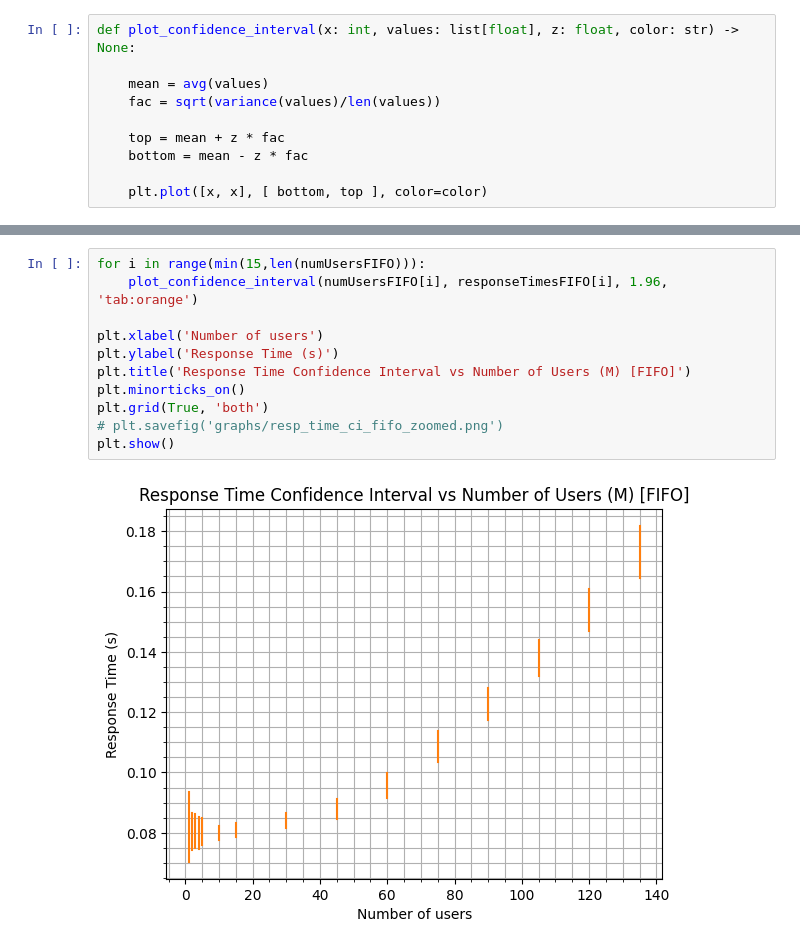
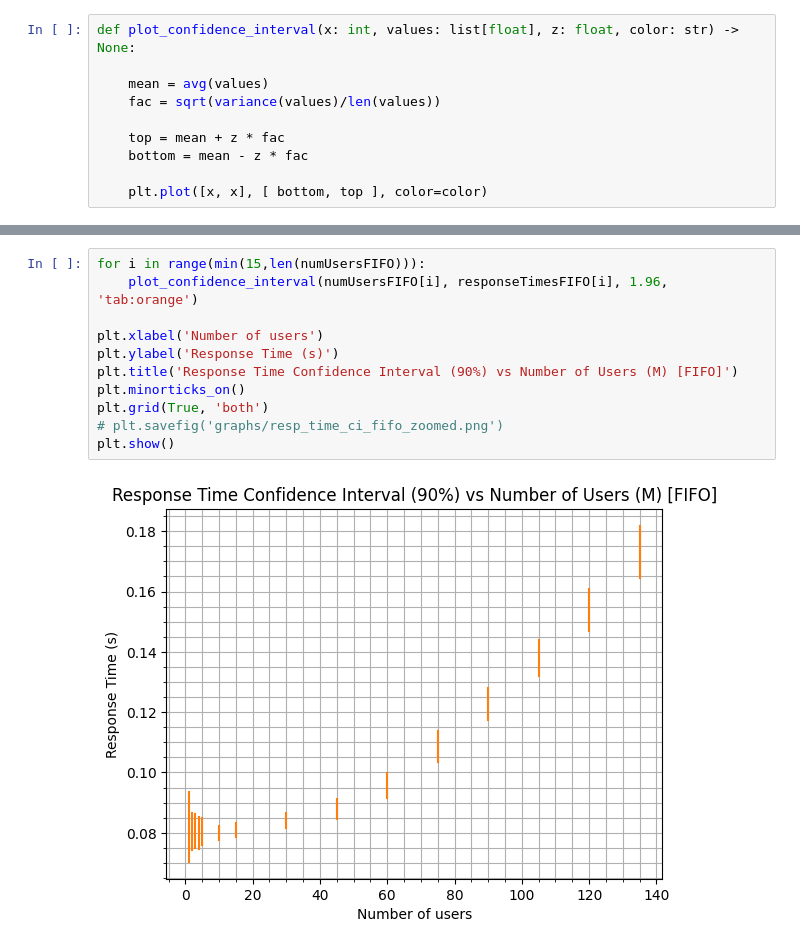
Before and after one commit to rickydebojeet/web-sim, a Jupyter notebook: graph_gen_notebook.ipynb, the cells around one changed output, grey strips where cells are left out. Drawn from its saved outputs; the diff is of its cells as text.

```diff
--- a/graph_gen_notebook.ipynb
+++ b/graph_gen_notebook.ipynb
@@ -200,13 +200,13 @@ plt.show()
 # %%
 for i in range(min(15,len(numUsersFIFO))):
     plot_confidence_interval(numUsersFIFO[i], responseTimesFIFO[i], 1.96, 'tab:orange')
 
 plt.xlabel('Number of users')
 plt.ylabel('Response Time (s)')
-plt.title('Response Time Confidence Interval vs Number of Users (M) [FIFO]')
+plt.title('Response Time Confidence Interval (90%) vs Number of Users (M) [FIFO]')
 plt.minorticks_on()
 plt.grid(True, 'both')
 # plt.savefig('graphs/resp_time_ci_fifo_zoomed.png')
 plt.show()
 # %% [output]
-[figure, old version]
+[figure, new version]
```
Also changed, not shown: parts of 3 cells of this notebook, 5 other files.
